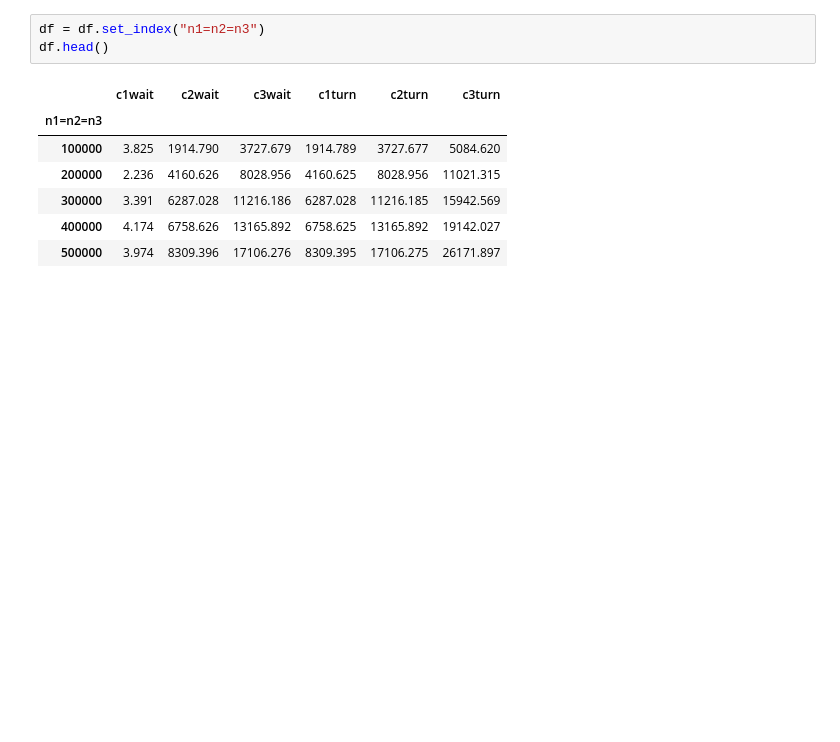
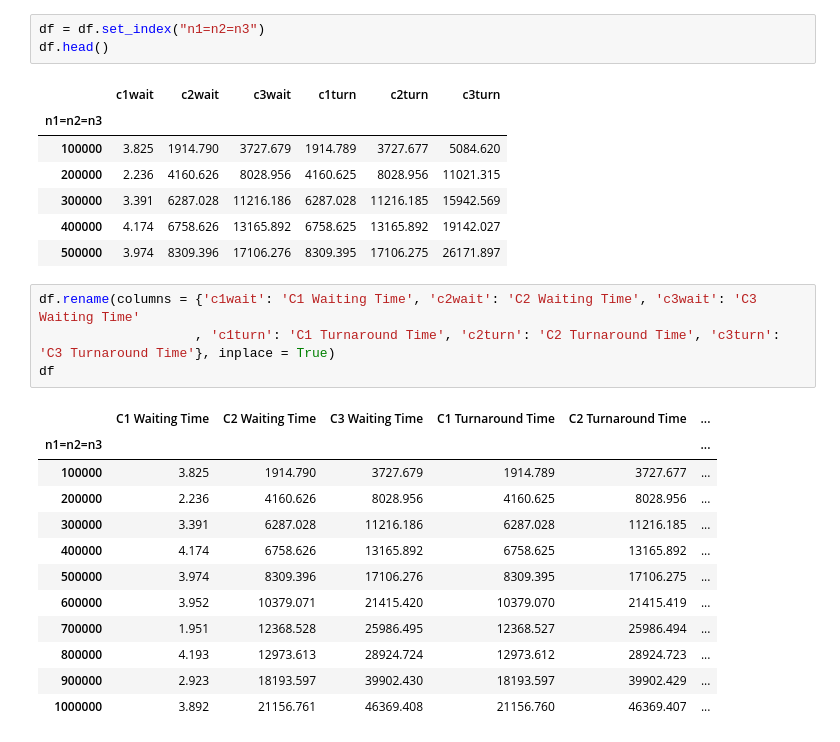
Before and after one commit to Amogh-Bharadwaj/OS_Assignment, a Jupyter notebook: fcfs.ipynb, the cells around one changed output. Drawn from its saved outputs; the diff is of its cells as text; blank space fills up the shorter version.

```diff
--- a/fcfs.ipynb
+++ b/fcfs.ipynb
@@ -16,4 +16,21 @@ df.head()
 | 300000 | 3.391 | 6287.028 | 11216.186 | 6287.028 | 11216.185 | 15942.569 |
 | 400000 | 4.174 | 6758.626 | 13165.892 | 6758.625 | 13165.892 | 19142.027 |
 | 500000 | 3.974 | 8309.396 | 17106.276 | 8309.395 | 17106.275 | 26171.897 |
+# %%
+df.rename(columns = {'c1wait': 'C1 Waiting Time', 'c2wait': 'C2 Waiting Time', 'c3wait': 'C3 Waiting Time'
+                    , 'c1turn': 'C1 Turnaround Time', 'c2turn': 'C2 Turnaround Time', 'c3turn': 'C3 Turnaround Time'}, inplace = True)
+df
+# %% [output]
+|  | C1 Waiting Time | C2 Waiting Time | C3 Waiting Time | C1 Turnaround Time | C2 Turnaround Time | ... |
+| n1=n2=n3 |  |  |  |  |  | ... |
+| 100000 | 3.825 | 1914.790 | 3727.679 | 1914.789 | 3727.677 | ... |
+| 200000 | 2.236 | 4160.626 | 8028.956 | 4160.625 | 8028.956 | ... |
+| 300000 | 3.391 | 6287.028 | 11216.186 | 6287.028 | 11216.185 | ... |
+| 400000 | 4.174 | 6758.626 | 13165.892 | 6758.625 | 13165.892 | ... |
+| 500000 | 3.974 | 8309.396 | 17106.276 | 8309.395 | 17106.275 | ... |
+| 600000 | 3.952 | 10379.071 | 21415.420 | 10379.070 | 21415.419 | ... |
+| 700000 | 1.951 | 12368.528 | 25986.495 | 12368.527 | 25986.494 | ... |
+| 800000 | 4.193 | 12973.613 | 28924.724 | 12973.612 | 28924.723 | ... |
+| 900000 | 2.923 | 18193.597 | 39902.430 | 18193.597 | 39902.429 | ... |
+| 1000000 | 3.892 | 21156.761 | 46369.408 | 21156.760 | 46369.407 | ... |
 # %%
```
Also changed, not shown: parts of 5 cells of this notebook.
